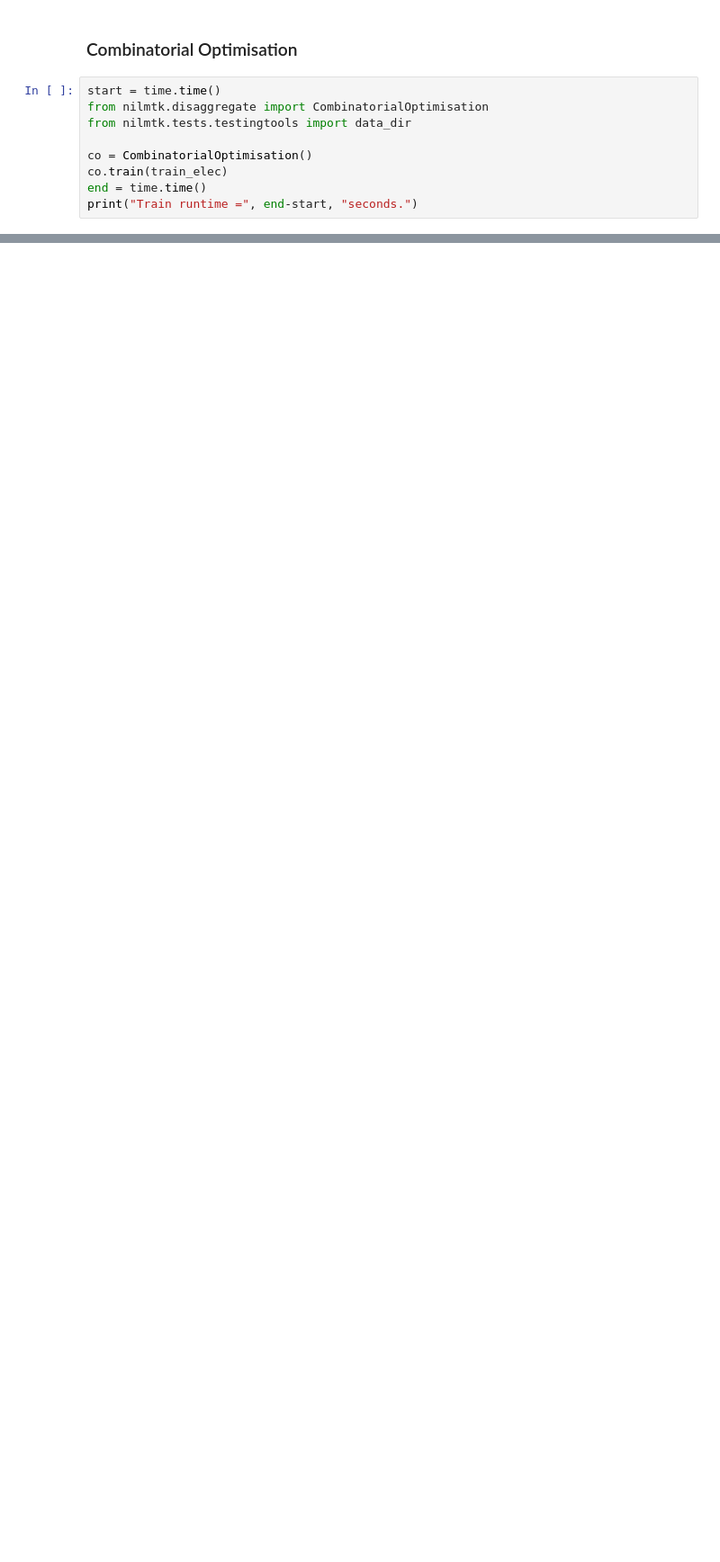
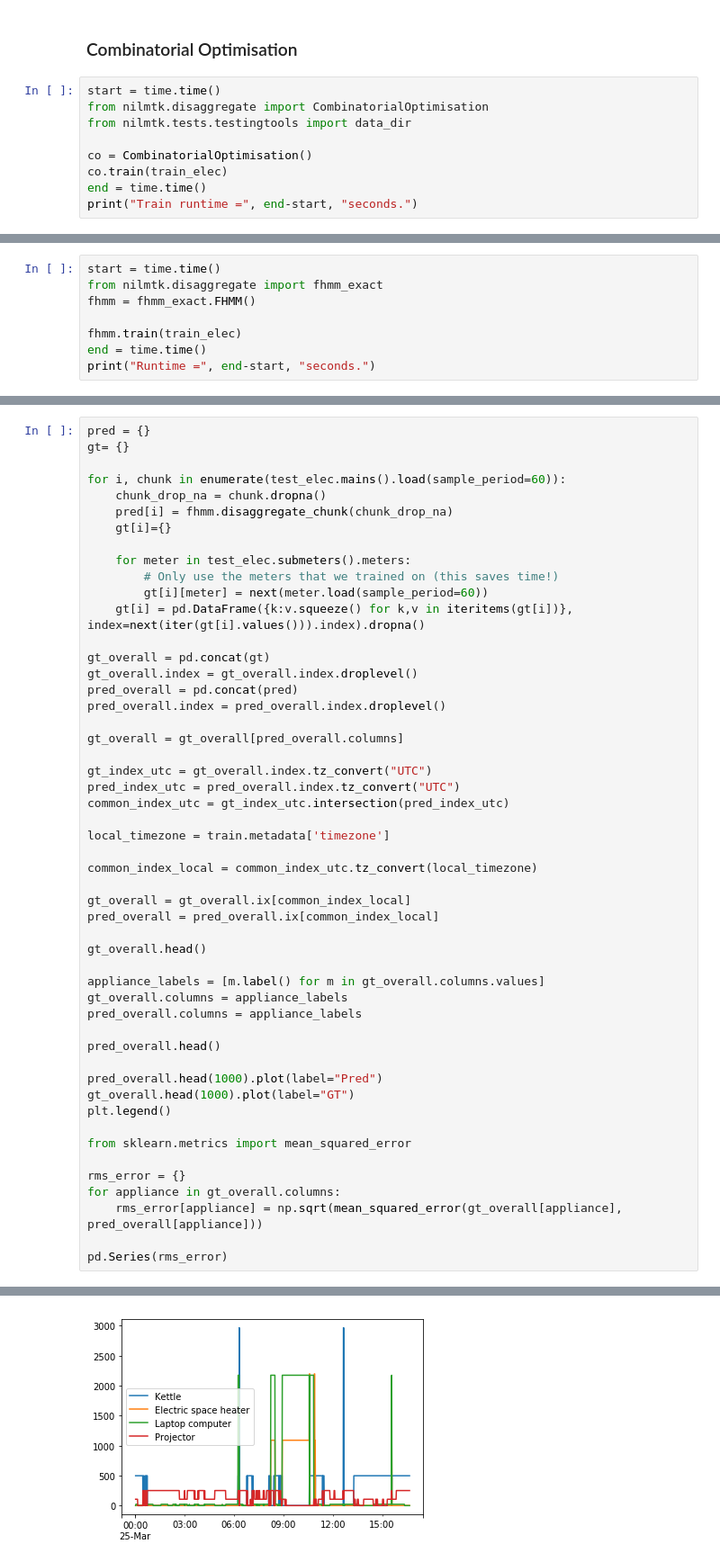
Before and after one commit to ozgurakyazi/Energy-Informatics-Lab-SS2018, a Jupyter notebook: 5-NILMTK/Group_E NILMTK.ipynb, the cells around one changed output, grey strips where cells are left out. Shown at 90% size. Cells and saved outputs as stored; diff of their text form; blank space fills up the shorter version.

```diff
--- a/5-NILMTK/Group_E NILMTK.ipynb
+++ b/5-NILMTK/Group_E NILMTK.ipynb
@@ -161,0 +208,8 @@ from sklearn.metrics import mean_squared_error
+# %%
+start = time.time()
+from nilmtk.disaggregate import fhmm_exact
+fhmm = fhmm_exact.FHMM()
+
+fhmm.train(train_elec)
+end = time.time()
+print("Runtime =", end-start, "seconds.")
@@ -161,0 +222,52 @@ from sklearn.metrics import mean_squared_error
+# %%
+pred = {}
+gt= {}
+
+for i, chunk in enumerate(test_elec.mains().load(sample_period=60)):
+    chunk_drop_na = chunk.dropna()
+    pred[i] = fhmm.disaggregate_chunk(chunk_drop_na)
+    gt[i]={}
+
+    for meter in test_elec.submeters().meters:
+        # Only use the meters that we trained on (this saves time!)
+        gt[i][meter] = next(meter.load(sample_period=60))
+    gt[i] = pd.DataFrame({k:v.squeeze() for k,v in iteritems(gt[i])}, index=next(iter(gt[i].values())).index).dropna()
+
+gt_overall = pd.concat(gt)
+gt_overall.index = gt_overall.index.droplevel()
+pred_overall = pd.concat(pred)
+pred_overall.index = pred_overall.index.droplevel()
+
+gt_overall = gt_overall[pred_overall.columns]
+
+gt_index_utc = gt_overall.index.tz_convert("UTC")
+pred_index_utc = pred_overall.index.tz_convert("UTC")
+common_index_utc = gt_index_utc.intersection(pred_index_utc)
+
+local_timezone = train.metadata['timezone']
+
+common_index_local = common_index_utc.tz_convert(local_timezone)
+
+gt_overall = gt_overall.ix[common_index_local]
+pred_overall = pred_overall.ix[common_index_local]
+
+gt_overall.head()
+
+appliance_labels = [m.label() for m in gt_overall.columns.values]
+gt_overall.columns = appliance_labels
+pred_overall.columns = appliance_labels
+
+pred_overall.head()
+
+pred_overall.head(1000).plot(label="Pred")
+gt_overall.head(1000).plot(label="GT")
+plt.legend()
+
+from sklearn.metrics import mean_squared_error
+
+rms_error = {}
+for appliance in gt_overall.columns:
+    rms_error[appliance] = np.sqrt(mean_squared_error(gt_overall[appliance], pred_overall[appliance]))
+
+pd.Series(rms_error)
+# %% [output]
@@ -161,0 +279 @@ from sklearn.metrics import mean_squared_error
+[figure, added]
```
Also changed, not shown: parts of 28 cells of this notebook.
